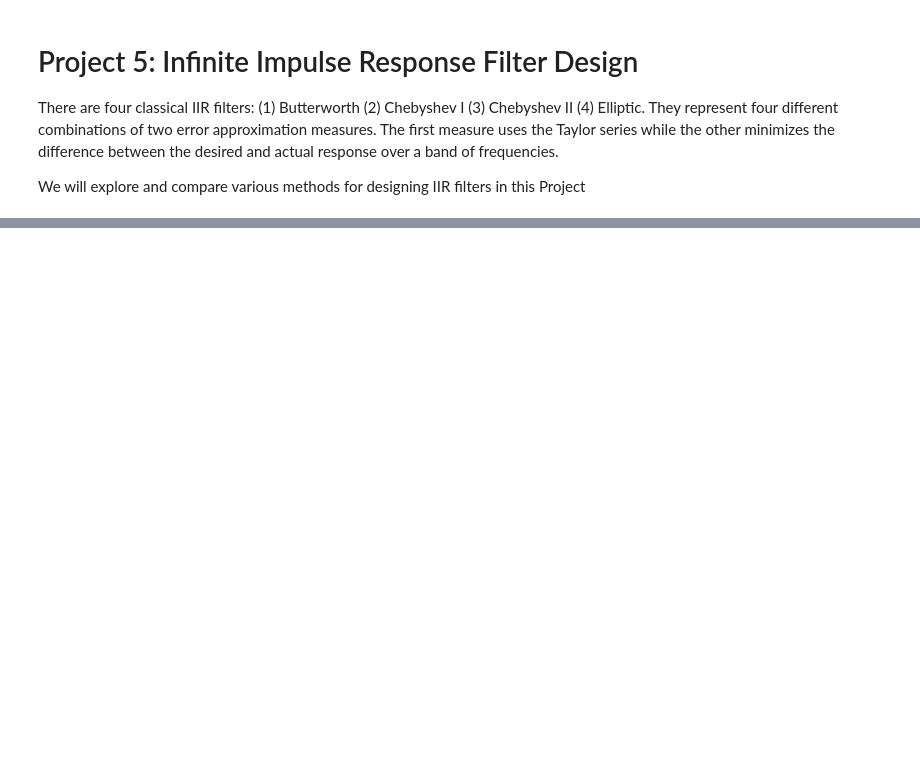
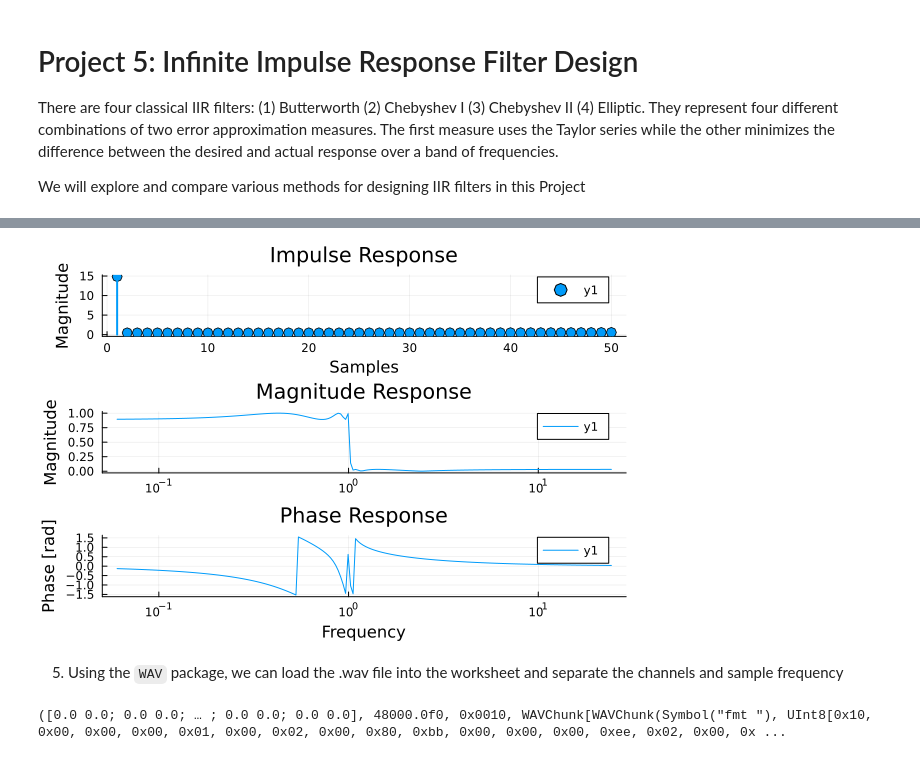
Before and after one commit to trevorolsson/DSP-Projects, a Jupyter notebook: Project 5/Project5.ipynb, the cells around one changed output, grey strips where cells are left out. Cells and saved outputs as stored; diff of their text form; code cells hidden in the pictures; blank space fills up the shorter version.

```diff
--- a/Project 5/Project5.ipynb
+++ b/Project 5/Project5.ipynb
@@ -37,0 +95,26 @@ We will explore and compare various methods for designing IIR filters in this Pr
+# %%
+ef = Elliptic(6,1,30)
+h, w = freqresp(ef)
+
+filt_ef = filt(h,w,x)
+mag = abs.(h)
+phase = atan.(imag.(h)./real.(h))
+
+p0 = plot(abs.(filt_ef), title="Impulse Response", lines=:stem, marker=:o, markersize=5, linewidth=2)
+yaxis!("Magnitude")
+xaxis!("Samples")
+p1 = plot(w, mag, title="Magnitude Response", xaxis=:log)
+yaxis!("Magnitude")
+p2 = plot(w, phase, title="Phase Response", xaxis=:log)
+yaxis!("Phase [rad]")
+xaxis!("Frequency")
+
+plot(p0, p1, p2, layout=(3,1))
+# %% [output]
+[figure, added]
+# %% [markdown]
+5. Using the <code>WAV</code> package, we can load the .wav file into the worksheet and separate the channels and sample frequency
+# %%
+y, Fs = wavread("doorbell.wav")
+# %% [output]
+([0.0 0.0; 0.0 0.0; … ; 0.0 0.0; 0.0 0.0], 48000.0f0, 0x0010, WAVChunk[WAVChunk(Symbol("fmt "), UInt8[0x10, 0x00, 0x00, 0x00, 0x01, 0x00, 0x02, 0x00, 0x80, 0xbb, 0x00, 0x00, 0x00, 0xee, 0x02, 0x00, 0x ...
```
Also changed, not shown: parts of 12 cells of this notebook.
